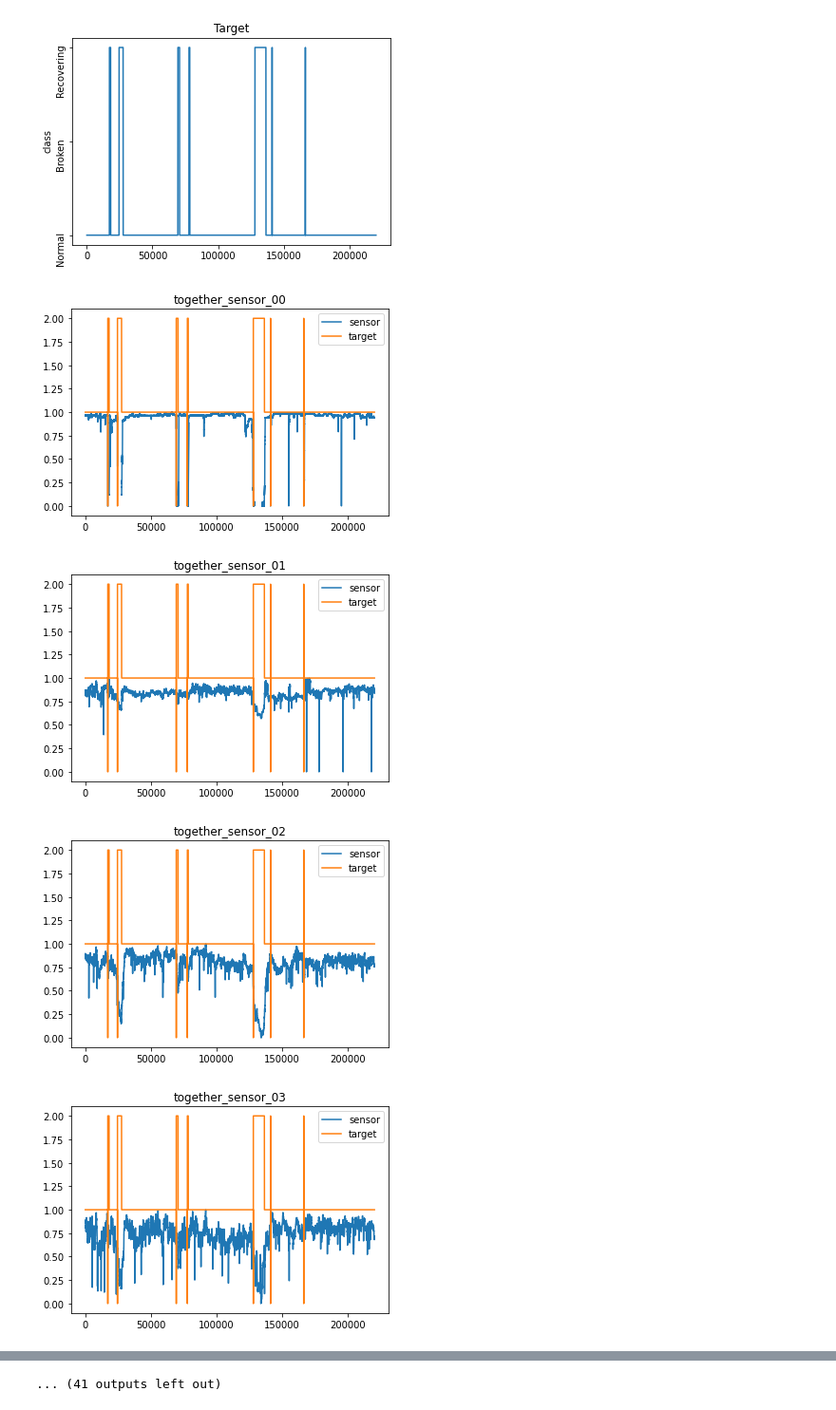
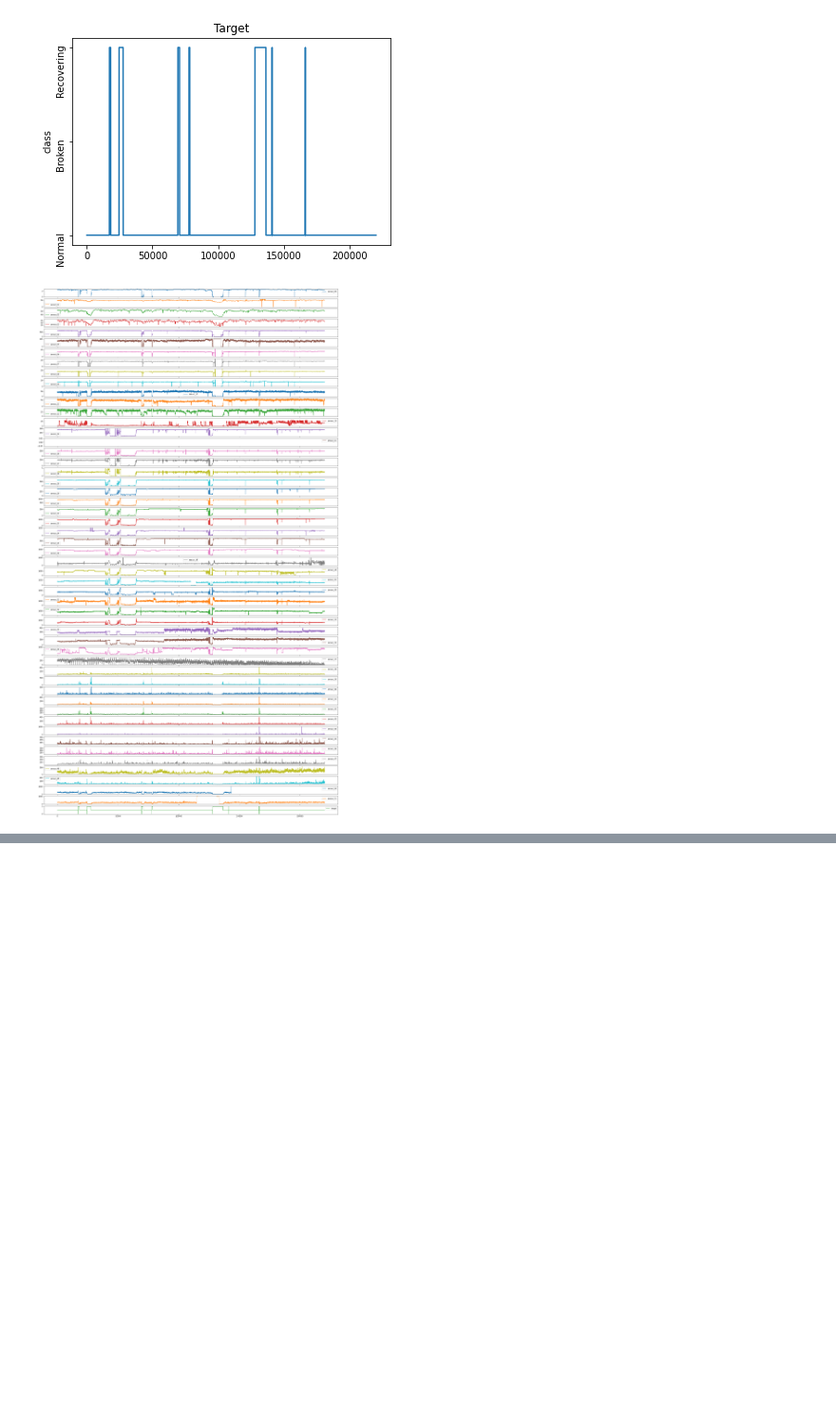
Before and after one commit to Kubikasz/TU-mag-2022, a Jupyter notebook: predictive_maintanance.ipynb, the cells around one changed output, grey strips where cells are left out. Shown at 95% size. Saved outputs shown, nothing was run; the diff lists cells and outputs as text; code cells hidden in the pictures; blank space fills up the shorter version.

Commit message:
rm all sensor images

```diff
--- a/predictive_maintanance.ipynb
+++ b/predictive_maintanance.ipynb
@@ -187,10 +187,7 @@ plot_Y(data,col='machine_status',saving=True,name='Classes')
 [figure]
 # %%
 Values=pd.concat([data[senorname],encoded_y],axis=1)#.reindex(dat.index)
-plotting_merged(data[senorname],encoded_y, senorname,saving=True)# plot each singal with target
-plotting_together(Values) #plot all signals together with target
+# plotting_merged(data[senorname],encoded_y, senorname,saving=True)# plot each singal with target
+# plotting_together(Values) #plot all signals together with target
 # %% [output]
-[figure, old version]
+[figure, new version]
-[figure, removed]
-[figure, removed]
-[figure, removed]
@@ -205 +193,0 @@ plotting_together(Values) #plot all signals together with target
-... (41 outputs left out)
```
Also changed, not shown: parts of 1 cell of this notebook.
